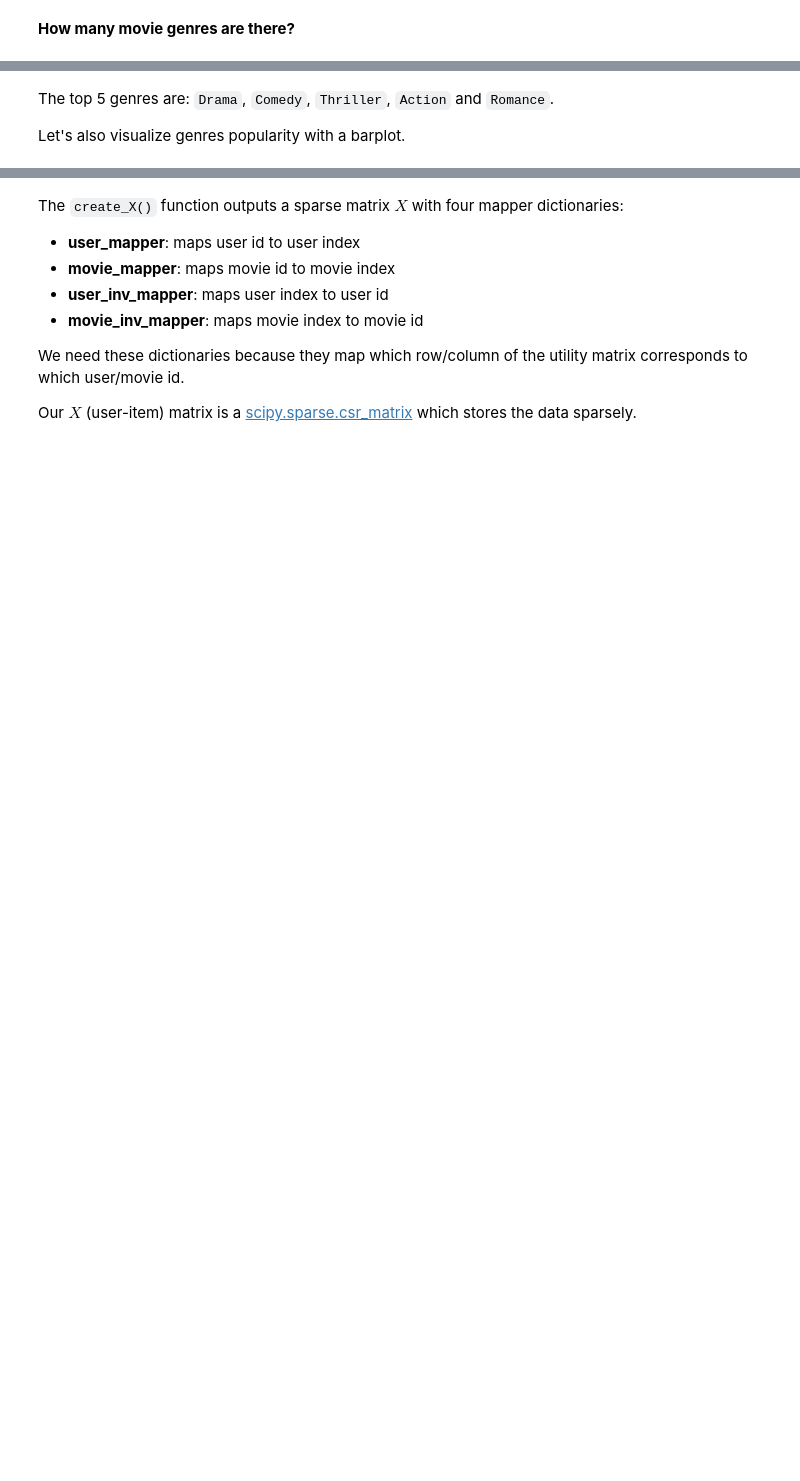
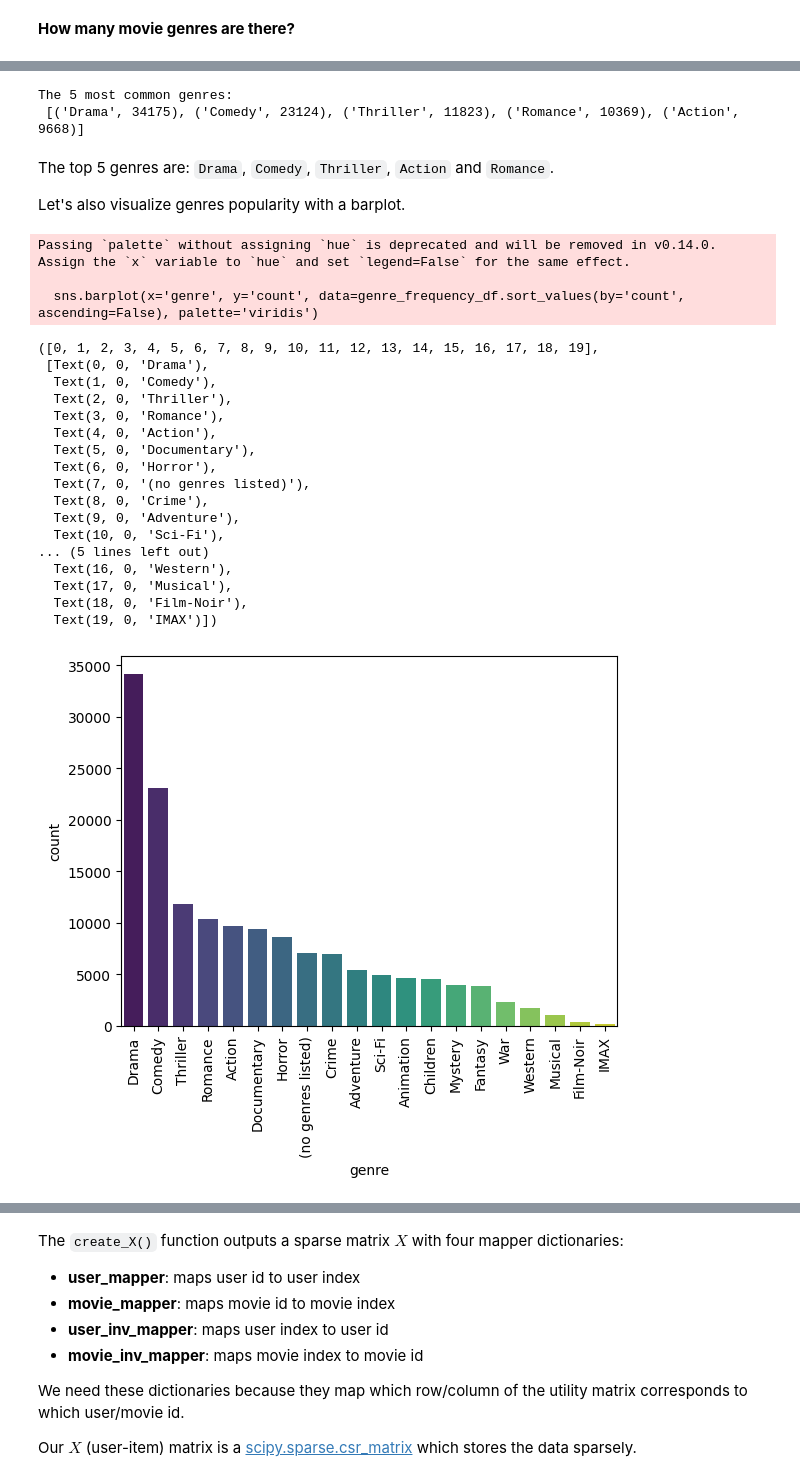
Before and after one commit to iulian-alexandru04/ML, a Jupyter notebook: collaborative_filtering.ipynb, the cells around one changed output, grey strips where cells are left out. Saved outputs shown, nothing was run; the diff lists cells and outputs as text; code cells hidden in the pictures; blank space fills up the shorter version.

```diff
--- a/collaborative_filtering.ipynb
+++ b/collaborative_filtering.ipynb
@@ -48,5 +48,5 @@ ratings = pd.read_csv('https://s3-us-west-2.amazonaws.com/recommender-tutorial/r
 # %%
-movies = pd.read_csv('https://s3-us-west-2.amazonaws.com/recommender-tutorial/movies.csv')
+movies = pd.read_csv('movies.csv')
 # %% [markdown]
 ### Step 3: Exploratory Data Analysis
 # %%
@@ -148,5 +226,5 @@ The movies dataset needs to be cleaned in two ways:
 - `genres` is expressed as a string with a pipe `|` separating each genre. We will manipulate this string into a list, which will make it much easier to analyze.
 - `title` currently has (year) appended at the end. We will extract year from each title string and create a new column for it.
 # %%
-movies['genres'] = movies['genres'].apply( )
+movies['genres'] = movies['genres'].apply(lambda x: x.split('|'))
 movies.head()
@@ -155,7 +240,7 @@ movies.head()
 # %%
 from collections import Counter
 
-genre_frequency = Counter
+genre_frequency = Counter(g for genres in movies['genres'] for g in genres)
 
 print(f"There are {len(genre_frequency)} genres.")
 
@@ -163,5 +270,8 @@ genre_frequency
 # %%
 print("The 5 most common genres: \n", genre_frequency.most_common(5))
+# %% [output]
+The 5 most common genres:
+ [('Drama', 34175), ('Comedy', 23124), ('Thriller', 11823), ('Romance', 10369), ('Action', 9668)]
 # %% [markdown]
 The top 5 genres are: `Drama`, `Comedy`, `Thriller`, `Action` and `Romance`.
 
@@ -171,3 +279,31 @@ genre_frequency_df =
+# %%
+genre_frequency_df = pd.DataFrame([genre_frequency]).T.reset_index()
+genre_frequency_df.columns = ['genre', 'count']
+
+sns.barplot(x='genre', y='count', data=genre_frequency_df.sort_values(by='count', ascending=False), palette='viridis')
+plt.xticks(rotation=90)
+# %% [output]
+Passing `palette` without assigning `hue` is deprecated and will be removed in v0.14.0. Assign the `x` variable to `hue` and set `legend=False` for the same effect.
+
+  sns.barplot(x='genre', y='count', data=genre_frequency_df.sort_values(by='count', ascending=False), palette='viridis')
+([0, 1, 2, 3, 4, 5, 6, 7, 8, 9, 10, 11, 12, 13, 14, 15, 16, 17, 18, 19],
+ [Text(0, 0, 'Drama'),
+  Text(1, 0, 'Comedy'),
+  Text(2, 0, 'Thriller'),
+  Text(3, 0, 'Romance'),
+  Text(4, 0, 'Action'),
+  Text(5, 0, 'Documentary'),
+  Text(6, 0, 'Horror'),
+  Text(7, 0, '(no genres listed)'),
+  Text(8, 0, 'Crime'),
+  Text(9, 0, 'Adventure'),
+  Text(10, 0, 'Sci-Fi'),
+... (5 lines left out)
+  Text(16, 0, 'Western'),
+  Text(17, 0, 'Musical'),
+  Text(18, 0, 'Film-Noir'),
+  Text(19, 0, 'IMAX')])
+[figure, added]
 # %% [markdown]
 ### Step 4: Data Pre-processing
 
```
Also changed, not shown: parts of 43 cells of this notebook.
